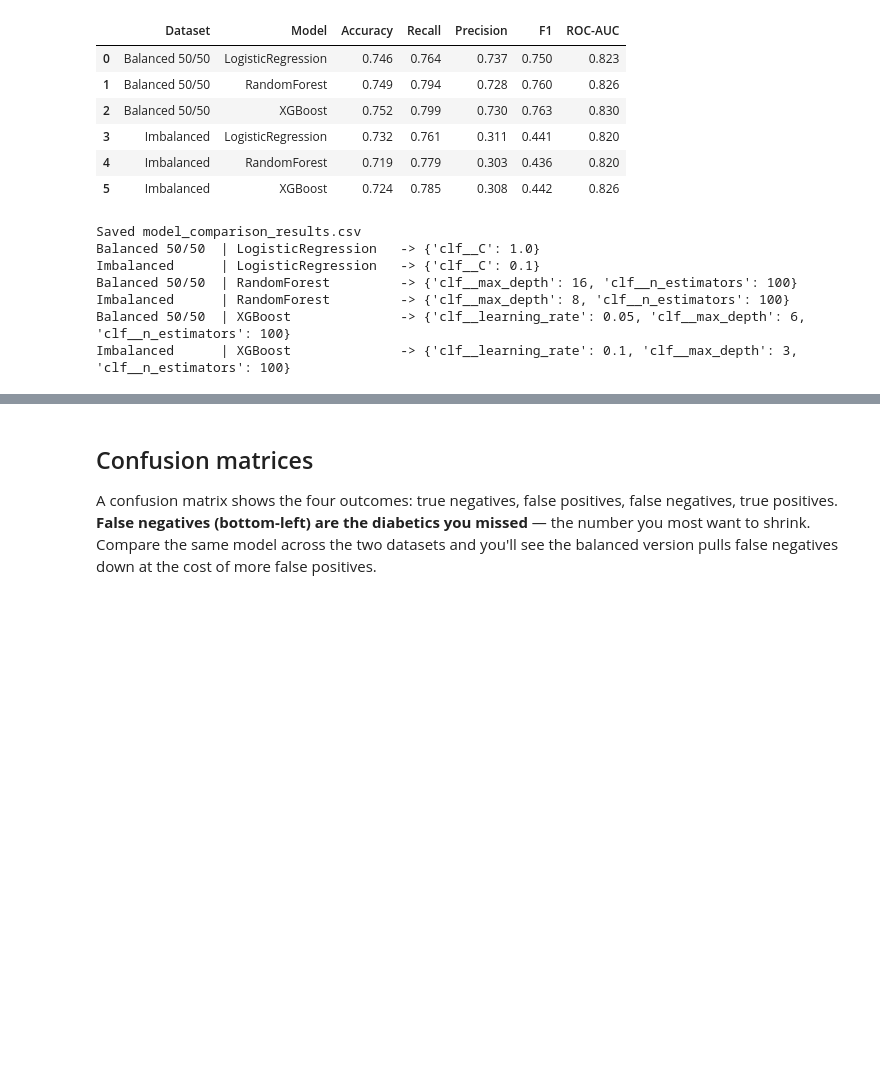
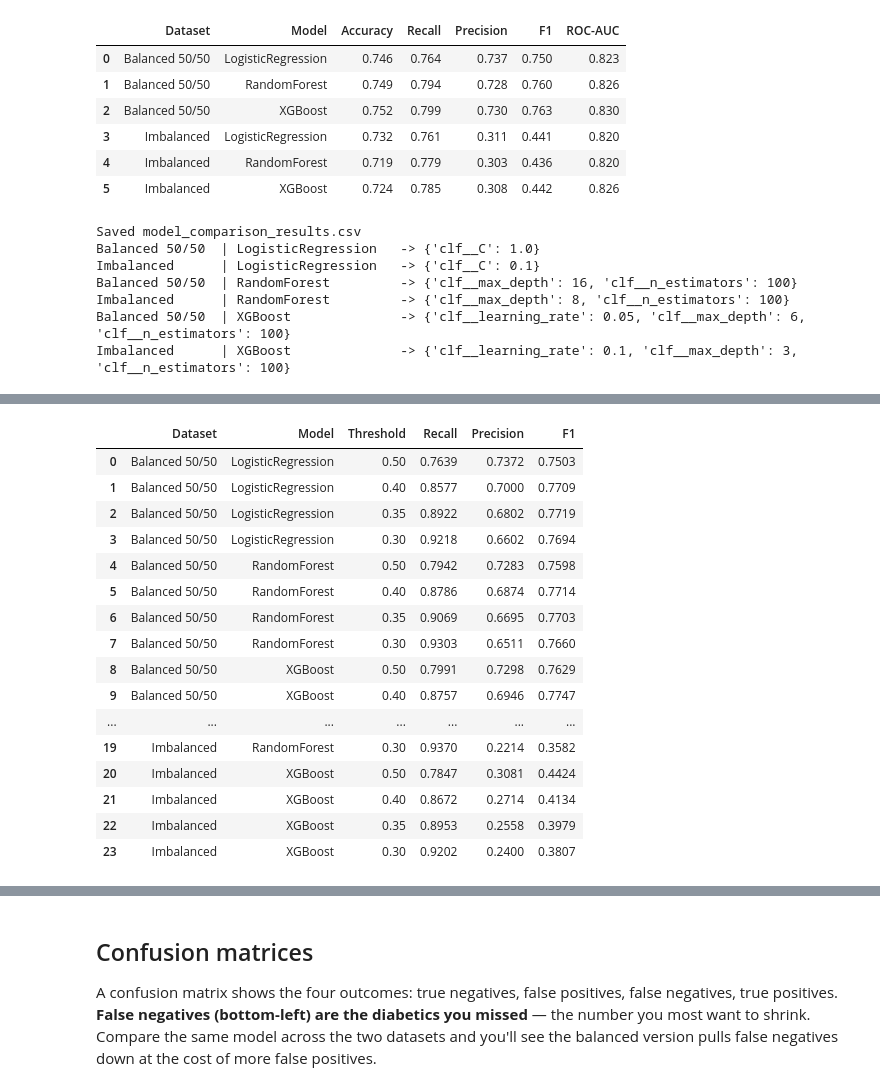
Before and after one commit to kellzhao/ai4all, a Jupyter notebook: diabetes_model_comparison.ipynb, the cells around one changed output, grey strips where cells are left out. Saved outputs shown, nothing was run; the diff lists cells and outputs as text; code cells hidden in the pictures; blank space fills up the shorter version.

Commit message:
Adjusted threshold for kellys models

```diff
--- a/diabetes_model_comparison.ipynb
+++ b/diabetes_model_comparison.ipynb
@@ -100,6 +100,7 @@ def build_model_grids(imbalanced: bool):
                 ('scaler', StandardScaler()),
                 ('clf', XGBClassifier(scale_pos_weight=spw,
                                       eval_metric='logloss',
+                                      n_jobs=1,
                                       random_state=RANDOM_STATE))
             ]),
             {'clf__n_estimators': [100],
@@ -136,6 +137,7 @@ def run_search(name, pipe, grid, X_train, y_train, X_test, y_test, scoring='reca
         'roc_auc': roc_auc_score(y_test, y_proba),
         'estimator': best,
         'y_pred': y_pred,
+        'y_proba': y_proba,
         'y_test': y_test,
     }
 # %% [markdown]
@@ -253,0 +260,40 @@ Imbalanced      | XGBoost              -> {'clf__learning_rate': 0.1, 'clf__max_
+# %%
+thresholds = [0.50, 0.40, 0.35, 0.30]
+
+sweep_rows = []
+for r in results:
+    y_true = r['y_test']
+    y_proba = r['y_proba']
+    for t in thresholds:
+        y_pred_t = (y_proba >= t).astype(int)
+        sweep_rows.append({
+            'Dataset': r['dataset'],
+            'Model': r['model'],
+            'Threshold': t,
+            'Recall': round(recall_score(y_true, y_pred_t), 4),
+            'Precision': round(precision_score(y_true, y_pred_t), 4),
+            'F1': round(f1_score(y_true, y_pred_t), 4),
+        })
+
+sweep_df = pd.DataFrame(sweep_rows)
+sweep_df = sweep_df.sort_values(['Dataset', 'Model', 'Threshold'],
+                                ascending=[True, True, False]).reset_index(drop=True)
+sweep_df
+# %% [output]
+|  | Dataset | Model | Threshold | Recall | Precision | F1 |
+| 0 | Balanced 50/50 | LogisticRegression | 0.50 | 0.7639 | 0.7372 | 0.7503 |
+| 1 | Balanced 50/50 | LogisticRegression | 0.40 | 0.8577 | 0.7000 | 0.7709 |
+| 2 | Balanced 50/50 | LogisticRegression | 0.35 | 0.8922 | 0.6802 | 0.7719 |
+| 3 | Balanced 50/50 | LogisticRegression | 0.30 | 0.9218 | 0.6602 | 0.7694 |
+| 4 | Balanced 50/50 | RandomForest | 0.50 | 0.7942 | 0.7283 | 0.7598 |
+| 5 | Balanced 50/50 | RandomForest | 0.40 | 0.8786 | 0.6874 | 0.7714 |
+| 6 | Balanced 50/50 | RandomForest | 0.35 | 0.9069 | 0.6695 | 0.7703 |
+| 7 | Balanced 50/50 | RandomForest | 0.30 | 0.9303 | 0.6511 | 0.7660 |
+| 8 | Balanced 50/50 | XGBoost | 0.50 | 0.7991 | 0.7298 | 0.7629 |
+| 9 | Balanced 50/50 | XGBoost | 0.40 | 0.8757 | 0.6946 | 0.7747 |
+| ... | ... | ... | ... | ... | ... | ... |
+| 19 | Imbalanced | RandomForest | 0.30 | 0.9370 | 0.2214 | 0.3582 |
+| 20 | Imbalanced | XGBoost | 0.50 | 0.7847 | 0.3081 | 0.4424 |
+| 21 | Imbalanced | XGBoost | 0.40 | 0.8672 | 0.2714 | 0.4134 |
+| 22 | Imbalanced | XGBoost | 0.35 | 0.8953 | 0.2558 | 0.3979 |
+| 23 | Imbalanced | XGBoost | 0.30 | 0.9202 | 0.2400 | 0.3807 |
```
Also changed, not shown: parts of 2 cells of this notebook.
